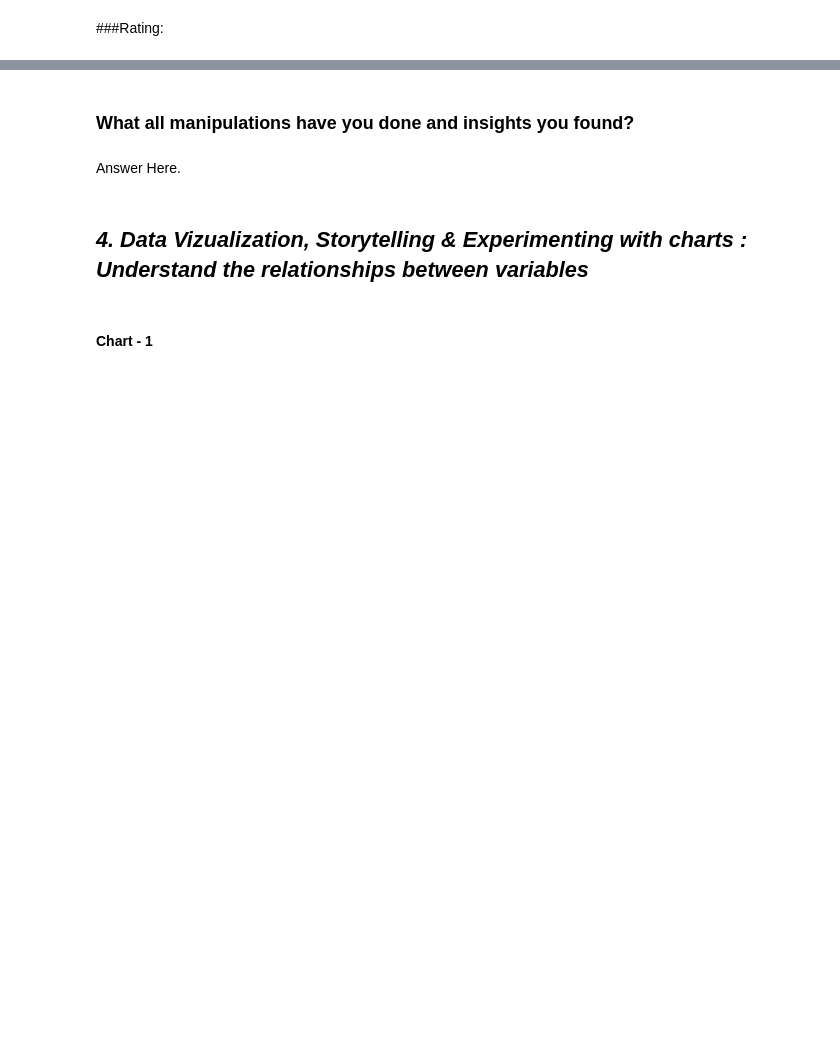
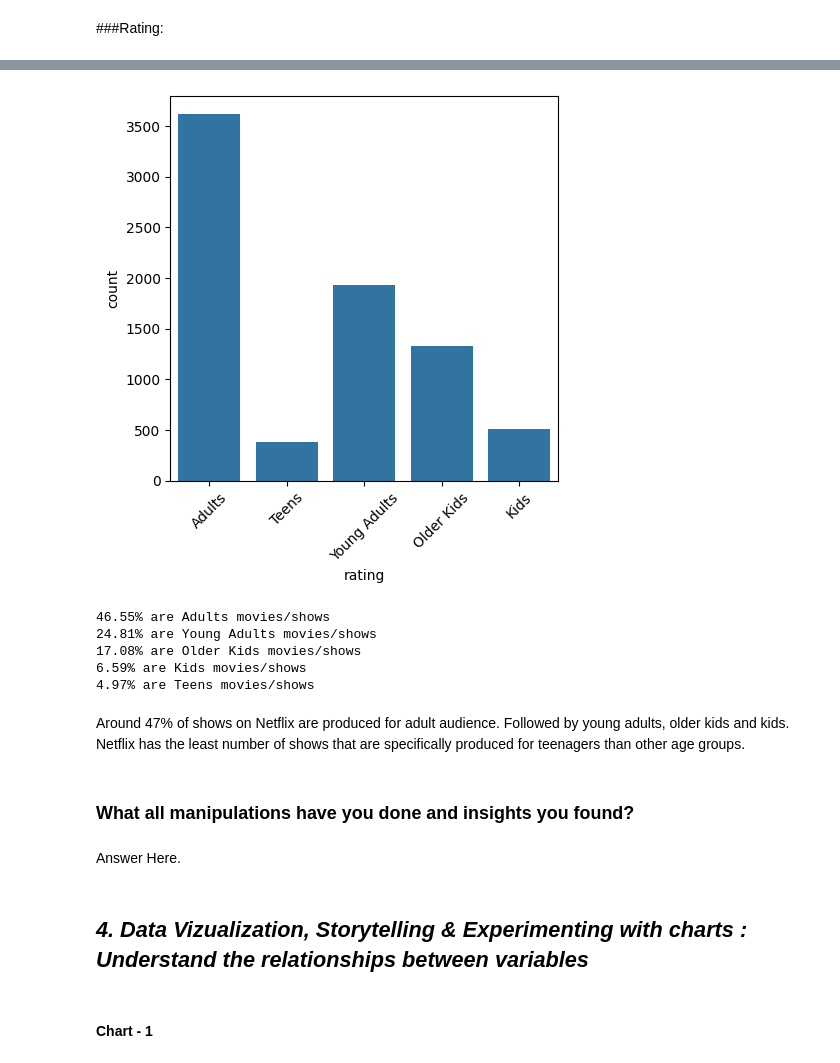
Before and after one commit to pande1sachin/Capstone-Project---Machine-Learning---Unsupervised-ML---Netflix-Movies-and-TV-Shows-Clustering, a Jupyter notebook: Individual_Copy_(Sachin_Pande)_|_Capstone_Project_|_Machine_Learning_Unsupervised_ML_Netflix_Movies_and_TV_Shows_Clustering.ipynb, the cells around one changed output, grey strips where cells are left out. Cells and saved outputs as stored; diff of their text form; code cells hidden in the pictures; blank space fills up the shorter version.

```diff
--- a/Individual_Copy_(Sachin_Pande)_|_Capstone_Project_|_Machine_Learning_Unsupervised_ML_Netflix_Movies_and_TV_Shows_Clustering.ipynb
+++ b/Individual_Copy_(Sachin_Pande)_|_Capstone_Project_|_Machine_Learning_Unsupervised_ML_Netflix_Movies_and_TV_Shows_Clustering.ipynb
@@ -553,3 +591,26 @@ net_flix_df.head()
+# %%
+# Ratings as per age for shows in the dataset
+plt.figure(figsize=(5,5))
+sns.countplot(x='rating',data= net_flix_df)
+plt.xticks(rotation= 45)
+plt.show()
+# %% [output]
+[figure, added]
+# %%
+Total_Rows= len(net_flix_df)
+
+rating_dict= net_flix_df['rating'].value_counts().to_dict()
+for key, value in rating_dict.items():
+  percentage= value/Total_Rows*100
+  print(f"{percentage:.2f}% are {key} movies/shows")
+# %% [output]
+46.55% are Adults movies/shows
+24.81% are Young Adults movies/shows
+17.08% are Older Kids movies/shows
+6.59% are Kids movies/shows
+4.97% are Teens movies/shows
+# %% [markdown]
+Around 47% of shows on Netflix are produced for adult audience. Followed by young adults, older kids and kids. Netflix has the least number of shows that are specifically produced for teenagers than other age groups.
 # %% [markdown]
 ### What all manipulations have you done and insights you found?
 # %% [markdown]
```
Also changed, not shown: parts of 4 cells of this notebook.
